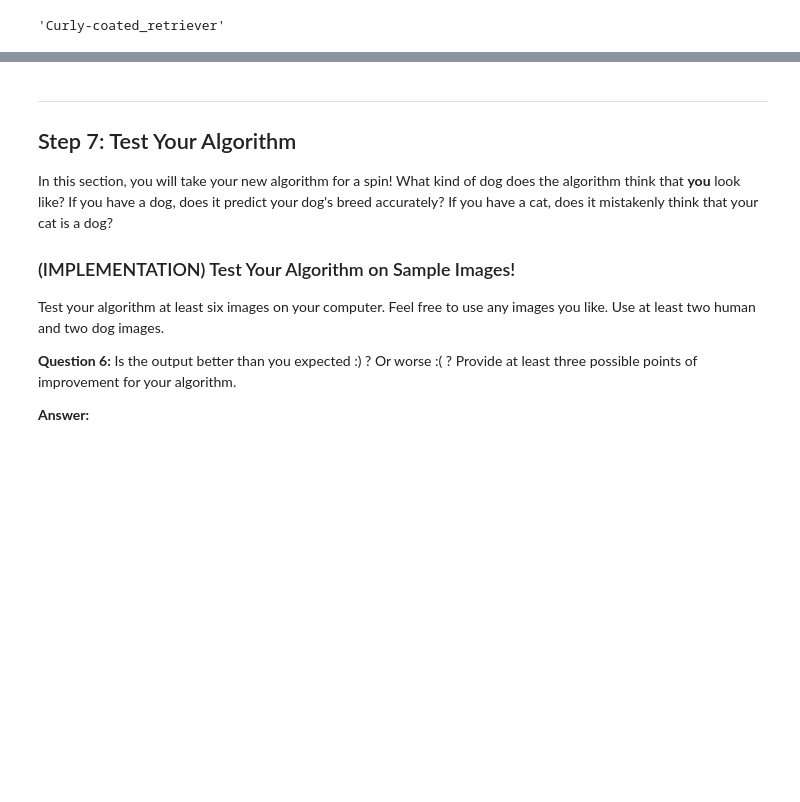
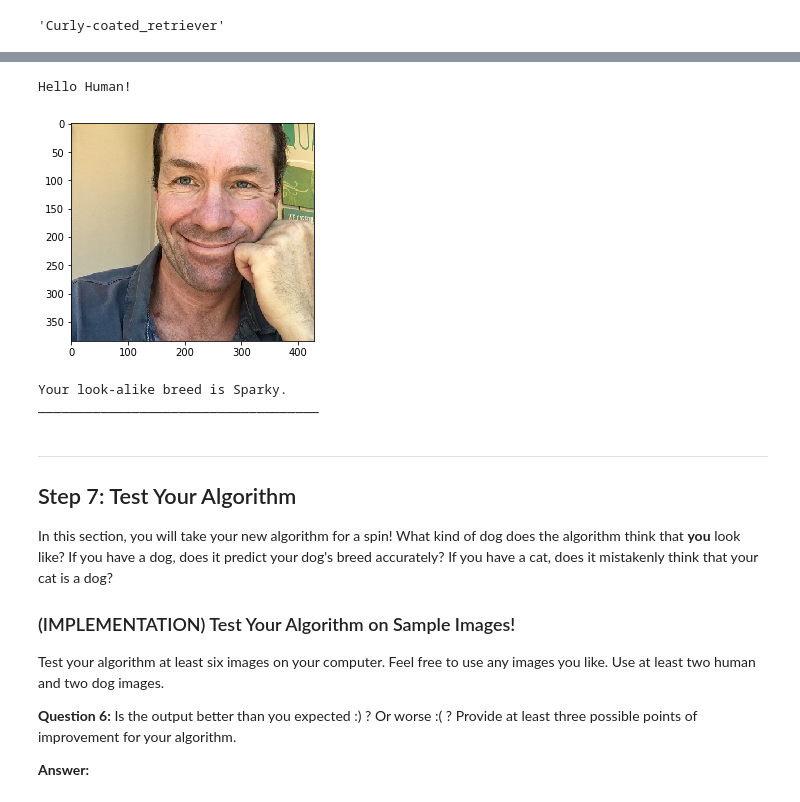
Before and after one commit to krismatson/dog-project, a Jupyter notebook: dog_app.ipynb, the cells around one changed output, grey strips where cells are left out. Cells and saved outputs as stored; diff of their text form; code cells hidden in the pictures; blank space fills up the shorter version.

Commit message:
algo implementation, remove stubs to complete on AWS

```diff
--- a/dog_app.ipynb
+++ b/dog_app.ipynb
@@ -935,0 +931,20 @@ Some sample output for our algorithm is provided below, but feel free to design
+# %%
+### Write an algorithm that:
+### 1) Accepts a file path to an image
+### 2) Determines whether the image contains a human, dog, or neither.
+### 3) Then:
+###    - if a dog is detected in the image, return the predicted breed.
+###    - if a human is detected in the image, return the resembling dog breed.
+###    - if neither is detected in the image, provide output that indicates an error.
+###
+### Algo will use earlier implementations for the face_detector and dog_detector functions.
+### Algo uses the CNN from Step 5 to predict dog breed.
+
+# setup
+import cv2
+import os.path
+import matplotlib.pyplot as plt
+%matplotlib inline
+
+# constructor for cv2 classifier
+face_cascade = cv2.CascadeClassifier('haarcascades/haarcascade_frontalface_alt.xml')
@@ -936,3 +981,42 @@ Some sample output for our algorithm is provided below, but feel free to design
+# %%
+# worker function implementing the algorithm to determine and display the predicted breed from an image
+#
+def display_breed_prediction(path_to_image):
+    # minor error handling
+    if path_to_image == None or path_to_image == "":
+        return "Variable \"path_to_image\" in function \"dog_breed_predictor\" is None."
+    # check if file exists to avoid nasty cv2 error
+    if not os.path.isfile(path_to_image):
+        return "Non-valid file in variable \"path_to_image\" passed to function \"dog_breed_predictor\". "
+
+    breed = None
+    header_text = ""
+    footer_text = ""
+
+    # if dog detected in the image, get the breed and the image of the dog
+    if dog_detector(path_to_image):
+        breed = Resnet50_predict_breed(path_to_image)
+        header_text = "Hello Dog!"
+        footer_text = "Your breed appears to be " + breed + "."
+    # if human detected in the image, get the look-alike breed
+    elif face_detector(path_to_image):
+        breed = Resnet50_predict_breed(path_to_image)
+        header_text = "Hello Human!"
+        footer_text = "Your look-alike breed is " + breed + "."
+    # else neither is detected in the image, return error text
+    else:
+        header_text = "Sorry, we can't tell what you are!"
+        footer_text = "Please submit a different image."
+
+    print(header_text)
+    display_image(path_to_image)
+    print(footer_text)
+    print("____________________________________\n")
+# %% [output]
+Hello Human!
+[figure, added]
+Your look-alike breed is Sparky.
+____________________________________
 # %% [markdown]
 ---
 <a id='step7'></a>
```
Also changed, not shown: parts of 10 cells of this notebook.
